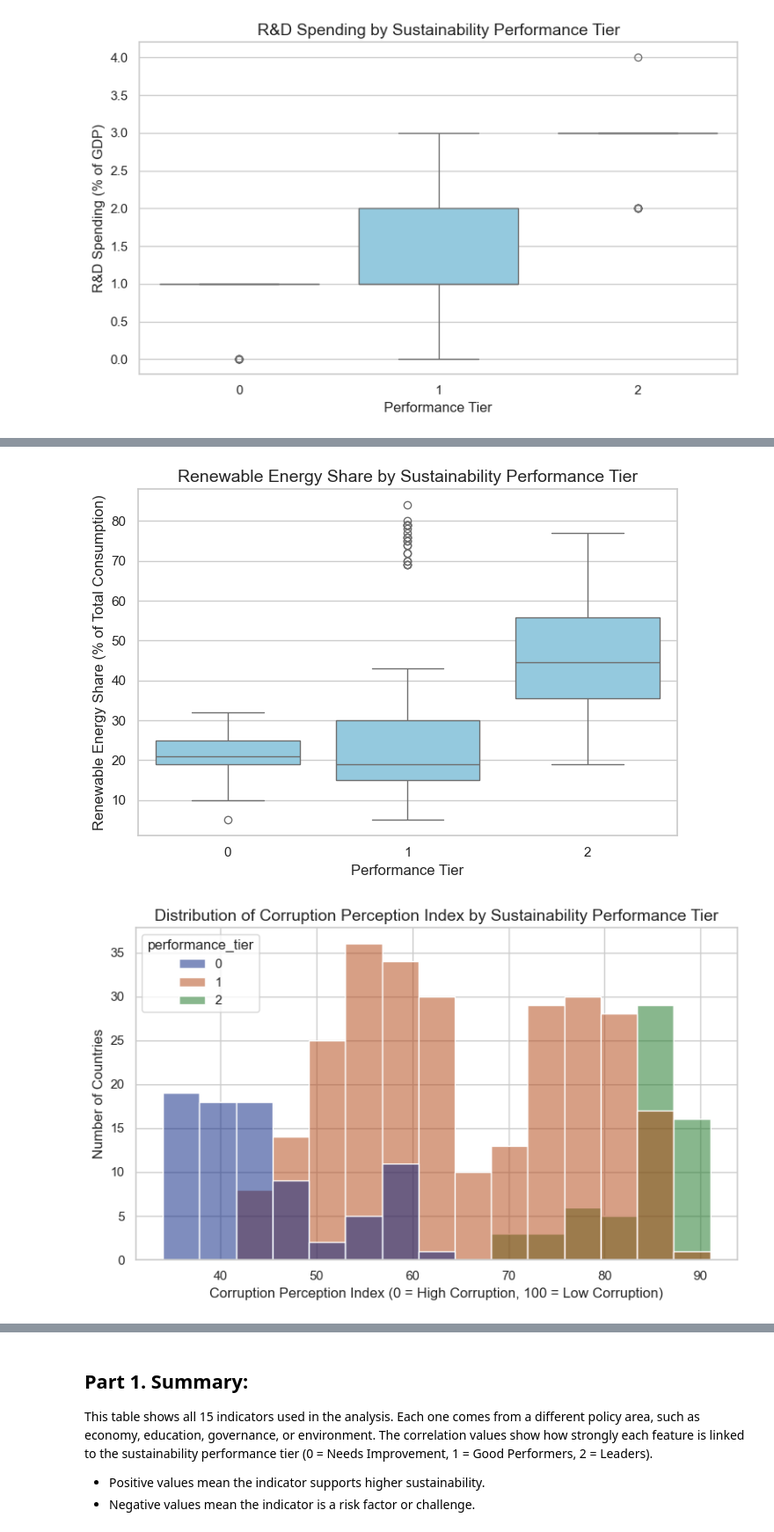
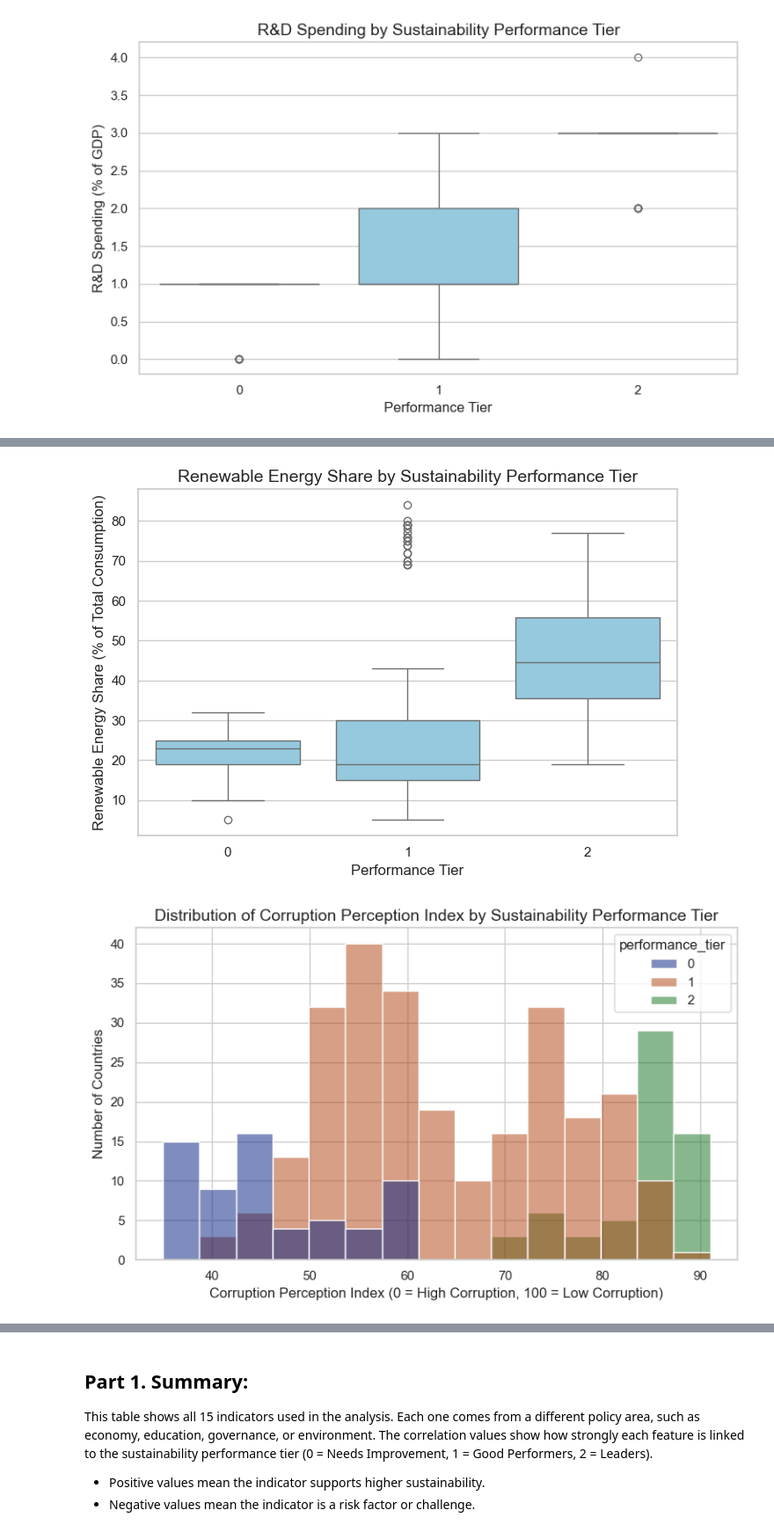
Before and after one commit to nbilai/Project_B_Bilai_Nataliia, a Jupyter notebook: project_final_nataliia_bilai.ipynb, the cells around one changed output, grey strips where cells are left out. Shown at 88% size. Drawn from its saved outputs; the diff is of its cells as text; code cells hidden in the pictures.

```diff
--- a/project_final_nataliia_bilai.ipynb
+++ b/project_final_nataliia_bilai.ipynb
@@ -85,0 +77,3 @@ Name: count, dtype: int64
+# %%
+# Drop rows with missing values
+df_clean = df.dropna()
@@ -268,7 +295,7 @@ plt.show()
 plt.figure(figsize=(7, 5))
 
 sns.boxplot(
-    data=df,
+    data=df_clean,
     x='performance_tier',
     y='sdg7_eurenew',
     color='skyblue'
@@ -281,29 +308,29 @@ plt.ylabel("Renewable Energy Share (% of Total Consumption)", fontsize=12)
 plt.tight_layout()
 plt.show()
 # %% [output]
-[figure, old version]
+[figure, new version]
 # %%
 sns.set(style="whitegrid")
 
 plt.figure(figsize=(8, 5))
 
 sns.histplot(
-    data=df,
+    data=df_clean,
     x='sdg16_cpi',
     hue='performance_tier',
     palette='dark',
     bins=15,
     edgecolor='white'
 )
 
 plt.title("Distribution of Corruption Perception Index by Sustainability Performance Tier", fontsize=14)
 plt.xlabel("Corruption Perception Index (0 = High Corruption, 100 = Low Corruption)", fontsize=12)
 plt.ylabel("Number of Countries", fontsize=12)
 
 plt.tight_layout()
 plt.show()
 # %% [output]
-[figure, old version]
+[figure, new version]
 # %%
 plt.figure(figsize=(7, 5))
 
```
Also changed, not shown: parts of 49 cells of this notebook.
